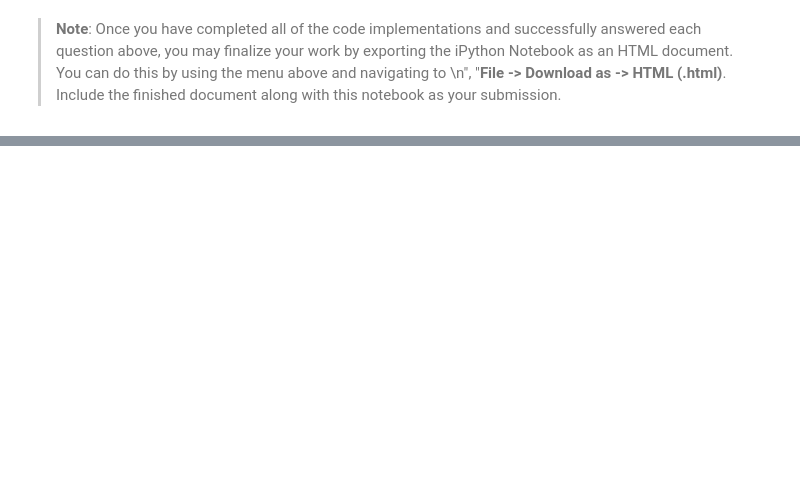
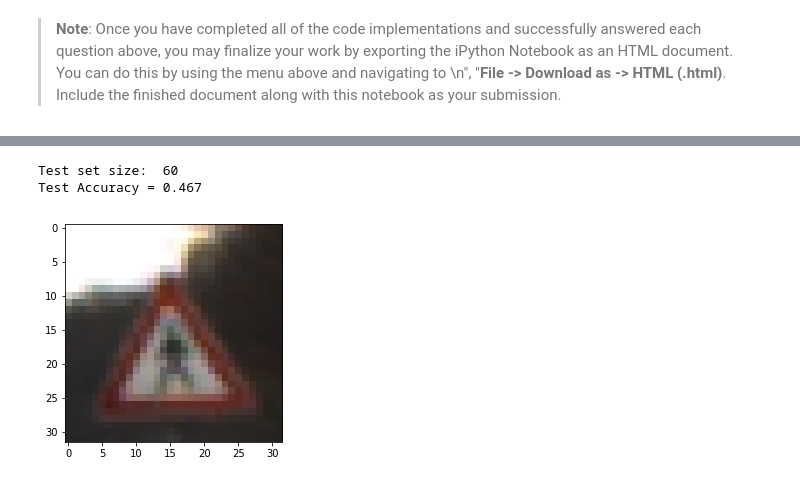
Before and after one commit to fallflame/CarND-Traffic-Sign-Classifier-Project, a Jupyter notebook: Traffic_Sign_Classifier.ipynb, the cells around one changed output, grey strips where cells are left out. Cells and saved outputs as stored; diff of their text form; code cells hidden in the pictures; blank space fills up the shorter version.

```diff
--- a/Traffic_Sign_Classifier.ipynb
+++ b/Traffic_Sign_Classifier.ipynb
@@ -513,0 +564,19 @@ TopKV2(values=array([[  9.92119908e-01,   7.43092457e-03,   4.36303817e-04],
+# %%
+ped_indice = [i for i, value in enumerate(y_test) if value == 27]
+ped_y_test = y_test[ped_indice]
+ped_X_test = [x for i, x in enumerate(X_test) if i in ped_indice]
+
+print("Test set size: ", len(ped_X_test))
+
+plt.imshow(test['features'][ped_indice[0]])
+
+
+with tf.Session() as sess:
+    saver.restore(sess, tf.train.latest_checkpoint('.'))
+
+    test_accuracy = evaluate(ped_X_test, ped_y_test)
+    print("Test Accuracy = {:.3f}".format(test_accuracy))
+# %% [output]
+Test set size:  60
+Test Accuracy = 0.467
+[figure, added]
```
Also changed, not shown: parts of 22 cells of this notebook, 5 other files.
